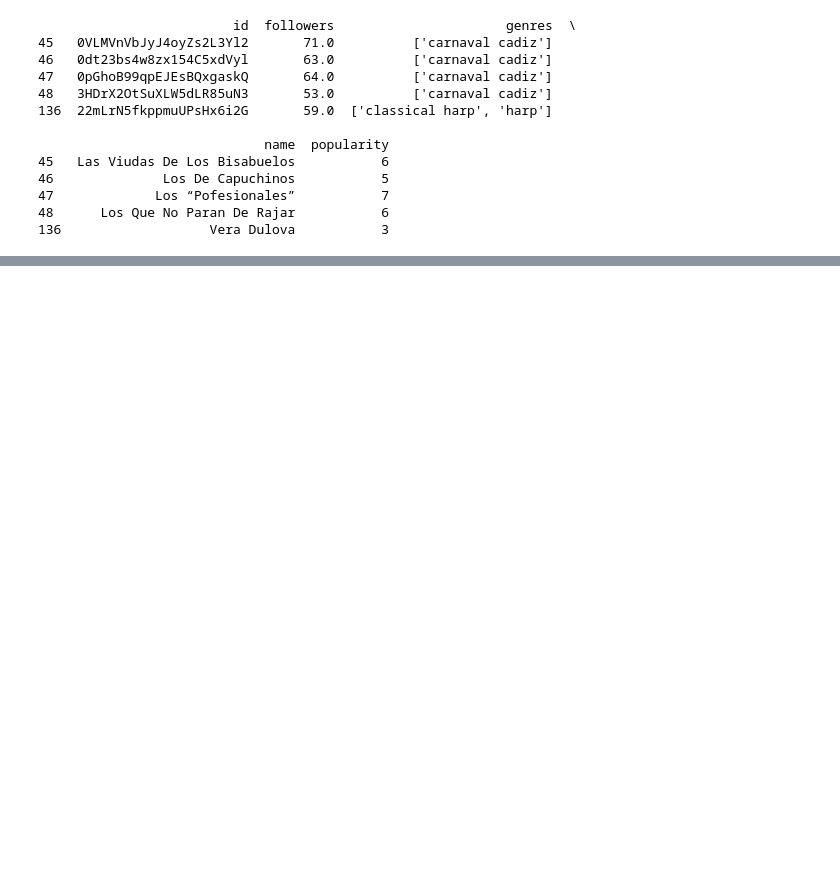
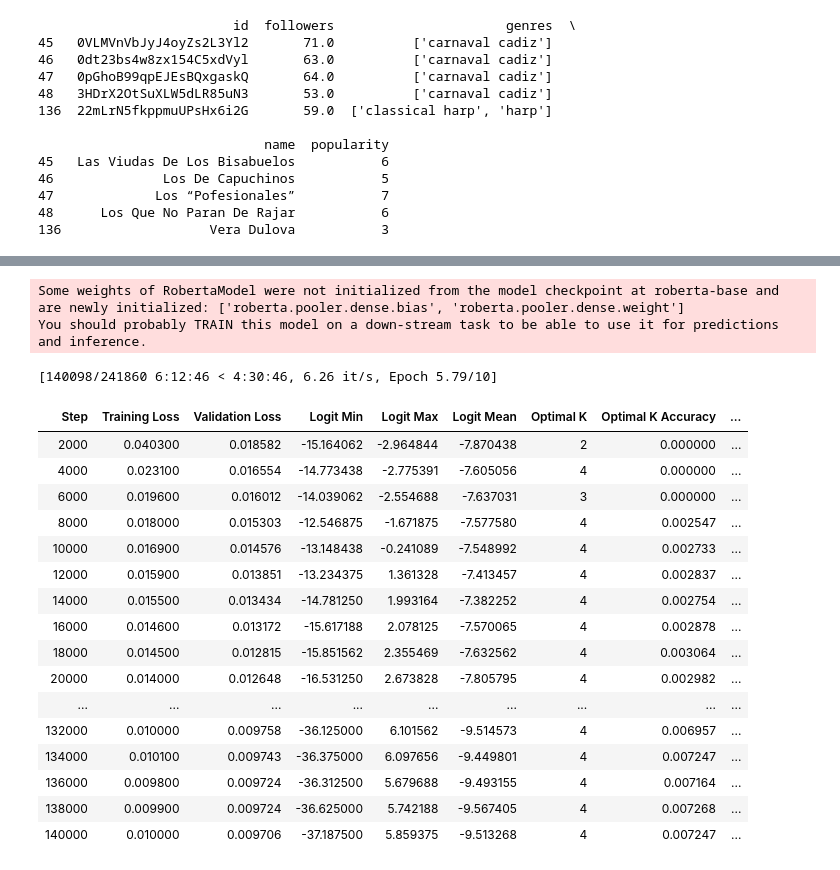
Before and after one commit to jmersinger/Music-Genre-Classification-with-RoBERTa, a Jupyter notebook: analysis.ipynb, the cells around one changed output, grey strips where cells are left out. Cells and saved outputs as stored; diff of their text form; code cells hidden in the pictures; blank space fills up the shorter version.

```diff
--- a/analysis.ipynb
+++ b/analysis.ipynb
@@ -40,0 +196,5 @@ print(tracks.head())
+# %%
+# Convert splits into datasets
+train_dataset = MultiLabelDataset(X_train, y_train)
+dev_dataset = MultiLabelDataset(X_dev, y_dev)
+test_dataset = MultiLabelDataset(X_test, y_test)
@@ -40,0 +300,57 @@ print(tracks.head())
+# %%
+# Initialize the model
+num_labels = len(y_train[0])
+model = MultiLabelRoBERTa(num_labels=num_labels)
+model.roberta.gradient_checkpointing_enable()
+# %% [output]
+Some weights of RobertaModel were not initialized from the model checkpoint at roberta-base and are newly initialized: ['roberta.pooler.dense.bias', 'roberta.pooler.dense.weight']
+You should probably TRAIN this model on a down-stream task to be able to use it for predictions and inference.
+# %%
+# Training arguments
+training_args = TrainingArguments(
+    output_dir="./results",
+    eval_strategy="steps",
+    eval_steps=2000,
+    save_strategy="steps",
+    save_steps=2000,
+    learning_rate=1e-5,
+    per_device_train_batch_size=16,
+    # gradient_accumulation_steps=2,
+    per_device_eval_batch_size=16,
+    num_train_epochs=10,
+    weight_decay=0.01,
+    load_best_model_at_end=True,
+    fp16=True
+)
+# %%
+# Trainer
+trainer = Trainer(
+    model=model,
+    args=training_args,
+    train_dataset=train_dataset,
+    eval_dataset=dev_dataset,
+    processing_class=tokenizer,
+    compute_metrics=compute_metrics
+)
+# %%
+# Train the model
+trainer.train()
+# %% [output]
+[140098/241860 6:12:46 < 4:30:46, 6.26 it/s, Epoch 5.79/10]
+| Step | Training Loss | Validation Loss | Logit Min | Logit Max | Logit Mean | Optimal K | Optimal K Accuracy | ... |
+| 2000 | 0.040300 | 0.018582 | -15.164062 | -2.964844 | -7.870438 | 2 | 0.000000 | ... |
+| 4000 | 0.023100 | 0.016554 | -14.773438 | -2.775391 | -7.605056 | 4 | 0.000000 | ... |
+| 6000 | 0.019600 | 0.016012 | -14.039062 | -2.554688 | -7.637031 | 3 | 0.000000 | ... |
+| 8000 | 0.018000 | 0.015303 | -12.546875 | -1.671875 | -7.577580 | 4 | 0.002547 | ... |
+| 10000 | 0.016900 | 0.014576 | -13.148438 | -0.241089 | -7.548992 | 4 | 0.002733 | ... |
+| 12000 | 0.015900 | 0.013851 | -13.234375 | 1.361328 | -7.413457 | 4 | 0.002837 | ... |
+| 14000 | 0.015500 | 0.013434 | -14.781250 | 1.993164 | -7.382252 | 4 | 0.002754 | ... |
+| 16000 | 0.014600 | 0.013172 | -15.617188 | 2.078125 | -7.570065 | 4 | 0.002878 | ... |
+| 18000 | 0.014500 | 0.012815 | -15.851562 | 2.355469 | -7.632562 | 4 | 0.003064 | ... |
+| 20000 | 0.014000 | 0.012648 | -16.531250 | 2.673828 | -7.805795 | 4 | 0.002982 | ... |
+| ... | ... | ... | ... | ... | ... | ... | ... | ... |
+| 132000 | 0.010000 | 0.009758 | -36.125000 | 6.101562 | -9.514573 | 4 | 0.006957 | ... |
+| 134000 | 0.010100 | 0.009743 | -36.375000 | 6.097656 | -9.449801 | 4 | 0.007247 | ... |
+| 136000 | 0.009800 | 0.009724 | -36.312500 | 5.679688 | -9.493155 | 4 | 0.007164 | ... |
+| 138000 | 0.009900 | 0.009724 | -36.625000 | 5.742188 | -9.567405 | 4 | 0.007268 | ... |
+| 140000 | 0.010000 | 0.009706 | -37.187500 | 5.859375 | -9.513268 | 4 | 0.007247 | ... |
```
Also changed, not shown: parts of 18 cells of this notebook.
